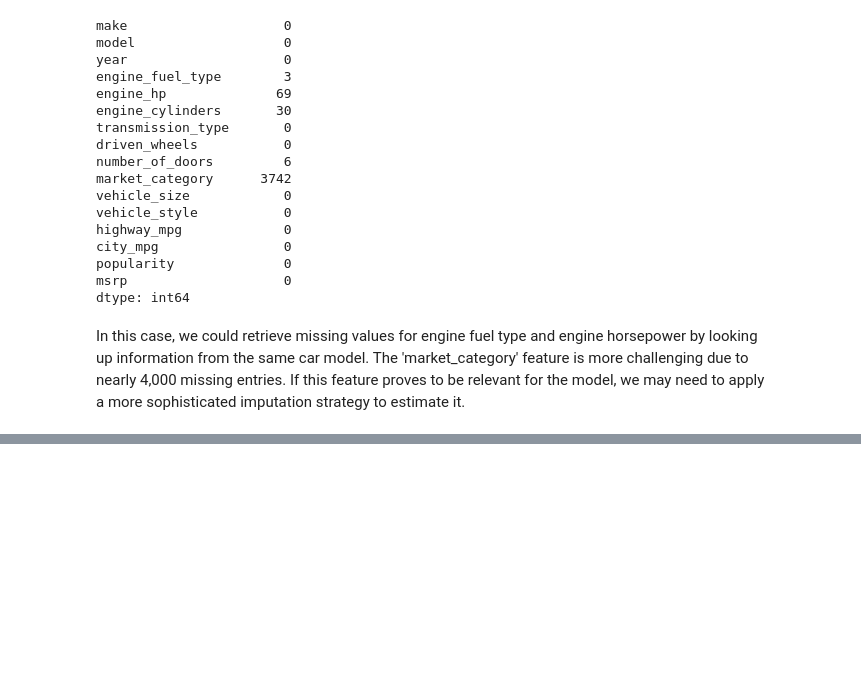
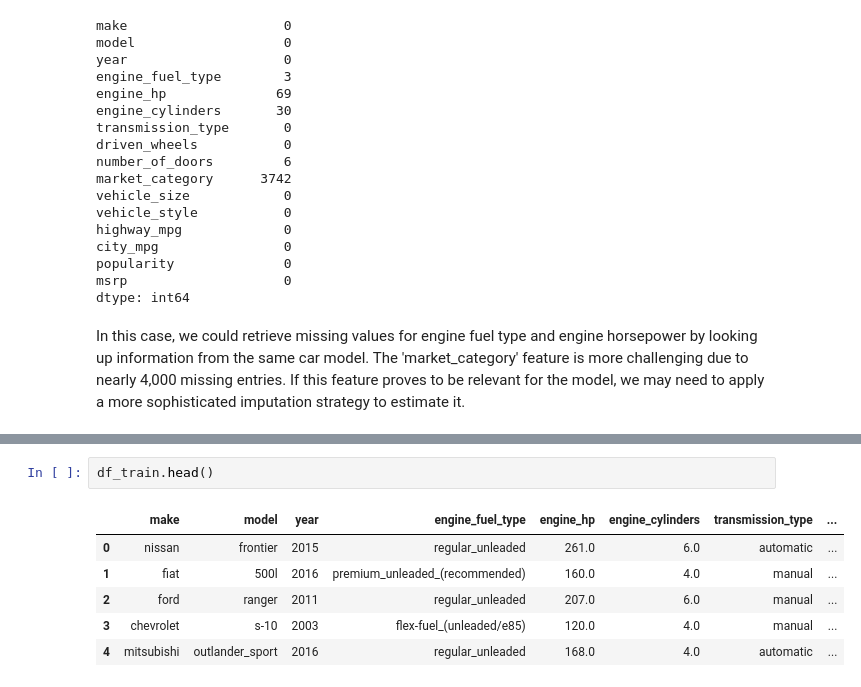
Before and after one commit to EmiTR/ML_Practice, a Jupyter notebook: Predicting_price_LinReg.ipynb, the cells around one changed output, grey strips where cells are left out. Saved outputs shown, nothing was run; the diff lists cells and outputs as text; blank space fills up the shorter version.

```diff
--- a/Predicting_price_LinReg.ipynb
+++ b/Predicting_price_LinReg.ipynb
@@ -193,0 +255,9 @@ In this case, we could retrieve missing values for engine fuel type and engine h
+# %%
+df_train.head()
+# %% [output]
+|  | make | model | year | engine_fuel_type | engine_hp | engine_cylinders | transmission_type | ... |
+| 0 | nissan | frontier | 2015 | regular_unleaded | 261.0 | 6.0 | automatic | ... |
+| 1 | fiat | 500l | 2016 | premium_unleaded_(recommended) | 160.0 | 4.0 | manual | ... |
+| 2 | ford | ranger | 2011 | regular_unleaded | 207.0 | 6.0 | manual | ... |
+| 3 | chevrolet | s-10 | 2003 | flex-fuel_(unleaded/e85) | 120.0 | 4.0 | manual | ... |
+| 4 | mitsubishi | outlander_sport | 2016 | regular_unleaded | 168.0 | 4.0 | automatic | ... |
```
Also changed, not shown: parts of 9 cells of this notebook.
